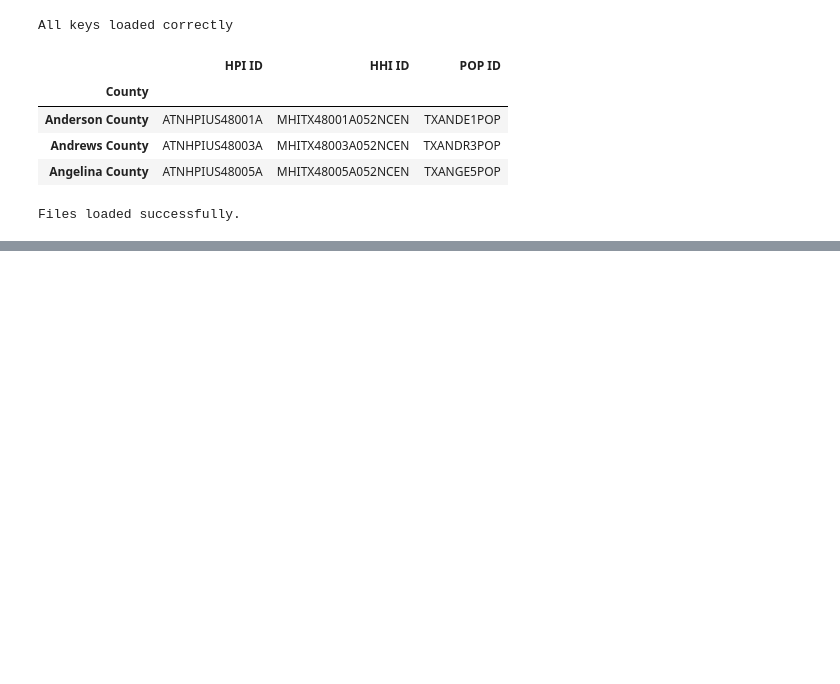
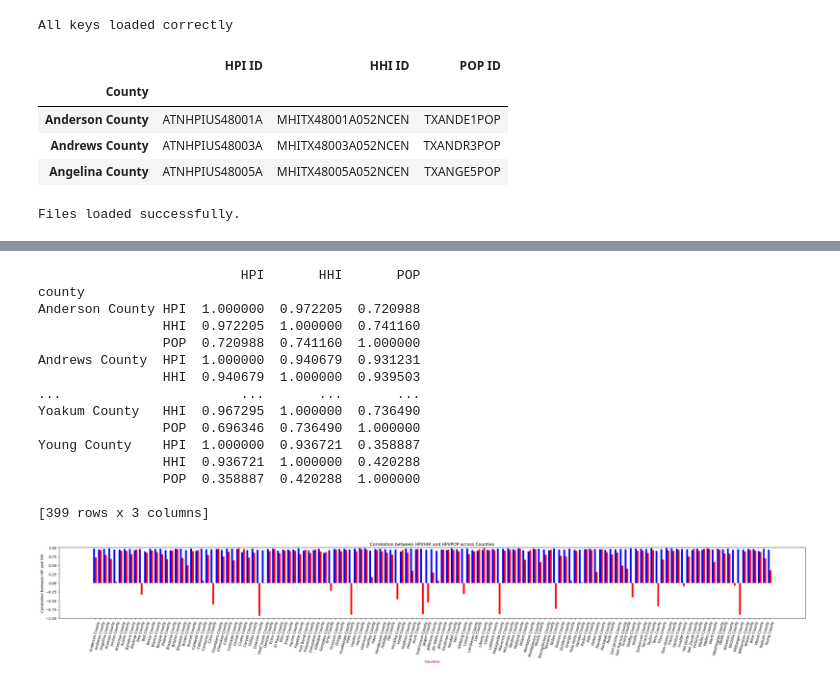
Before and after one commit to ehxewri/ProjectOne_Team2, a Jupyter notebook: Frank_playground/main.ipynb, the cells around one changed output, grey strips where cells are left out. Cells and saved outputs as stored; diff of their text form; code cells hidden in the pictures; blank space fills up the shorter version.

Commit message:
freq correlation update

```diff
--- a/Frank_playground/main.ipynb
+++ b/Frank_playground/main.ipynb
@@ -282,0 +211,55 @@ plt.show()
+# %%
+## get the hpi/hhi coorilation
+correlation_by_county = tced_df.groupby(level='county').corr()
+print(correlation_by_county)
+
+correlation_hhi_dict = {}
+correlation_pop_dict = {}
+for county in tced_df.index.get_level_values('county').unique():
+    # Directly access the correlation matrix already computed
+    hpi_hhi_corr = correlation_by_county.loc[(county, 'HPI'), 'HHI']
+    hpi_pop_corr = correlation_by_county.loc[(county, 'HPI'), 'POP']
+    correlation_hhi_dict[county] = hpi_hhi_corr
+    correlation_pop_dict[county] = hpi_pop_corr
+
+correlation_hhi_dict = dict(sorted(correlation_hhi_dict.items()))
+correlation_pop_dict = dict(sorted(correlation_pop_dict.items()))
+
+# Data preparation
+counties_hhi = list(correlation_hhi_dict.keys())
+correlations_hhi = list(correlation_hhi_dict.values())
+counties_pop = list(correlation_pop_dict.keys())
+correlations_pop = list(correlation_pop_dict.values())
+
+# Create an array of positions for the x-axis
+x = np.arange(len(counties_hhi))  # the label locations
+width = 0.35  # the width of the bars
+
+# Creating the bar plot for multiple counties
+plt.figure(figsize=(30, 5))
+bars1 = plt.bar(x - width/2, correlations_hhi, width, label='HPI/HHI', color='blue')
+bars2 = plt.bar(x + width/2, correlations_pop, width, label='HPI/POP', color='red')
+plt.xlabel('Counties',color='purple')
+plt.ylabel('Correlation between HPI and HHI')
+plt.title('Correlation between HPI/HHI and HPI/POP across Counties')
+plt.ylim(-1, 1)  # Assuming correlation values range from 0 to 1
+plt.xticks(x, counties_hhi, rotation=75)  # Rotate county names for better readability
+plt.tight_layout()  # Adjust layout to make room for label rotation
+plt.show()
+# %% [output]
+                          HPI       HHI       POP
+county
+Anderson County HPI  1.000000  0.972205  0.720988
+                HHI  0.972205  1.000000  0.741160
+                POP  0.720988  0.741160  1.000000
+Andrews County  HPI  1.000000  0.940679  0.931231
+                HHI  0.940679  1.000000  0.939503
+...                       ...       ...       ...
+Yoakum County   HHI  0.967295  1.000000  0.736490
+                POP  0.696346  0.736490  1.000000
+Young County    HPI  1.000000  0.936721  0.358887
+                HHI  0.936721  1.000000  0.420288
+                POP  0.358887  0.420288  1.000000
+
+[399 rows x 3 columns]
+[figure, added]
```
Also changed, not shown: parts of 6 cells of this notebook.
